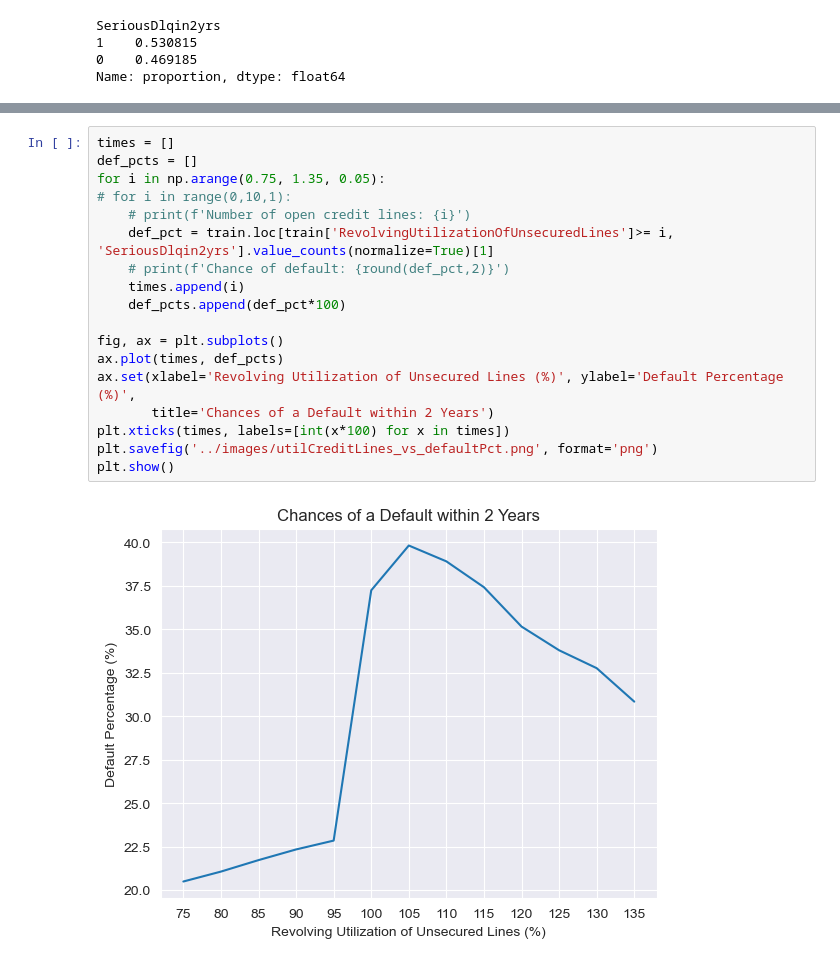
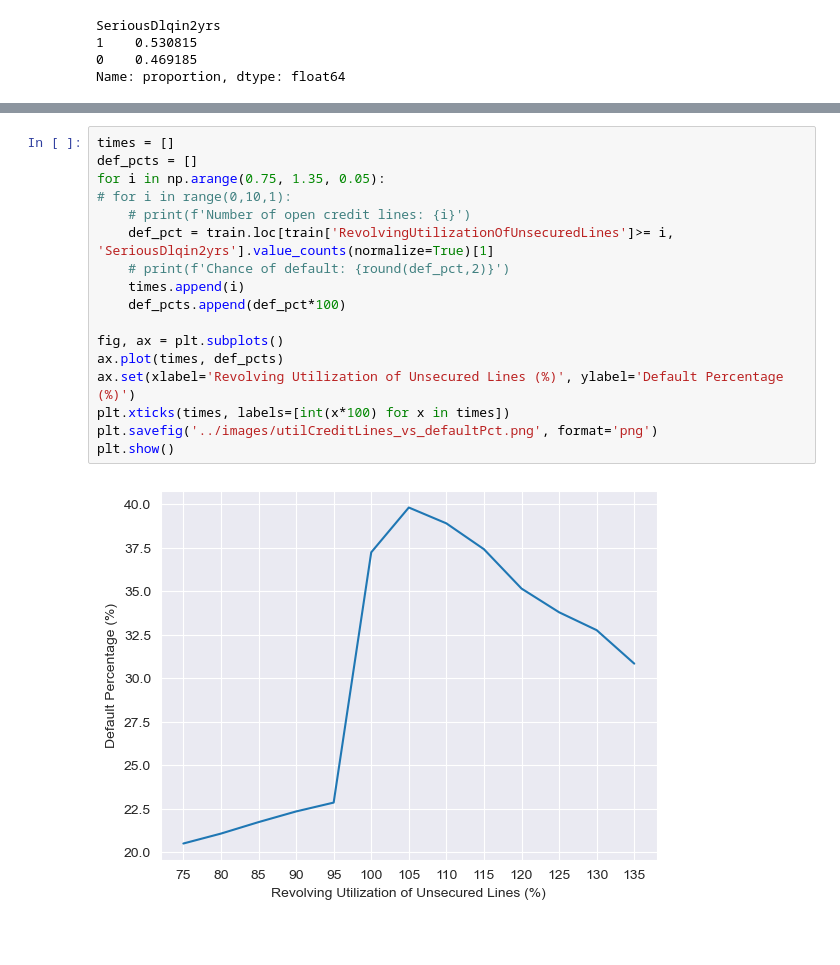
Before and after one commit to scottokamura/risk_exercise_for_candidates, a Jupyter notebook: code/model.ipynb, the cells around one changed output, grey strips where cells are left out. Cells and saved outputs as stored; diff of their text form; blank space fills up the shorter version.

Commit message:
minor layout changes to plots

```diff
--- a/code/model.ipynb
+++ b/code/model.ipynb
@@ -565,20 +565,19 @@ Chance of default: 0.29
 # %%
 times = []
 def_pcts = []
 for i in np.arange(0.75, 1.35, 0.05):
 # for i in range(0,10,1):
     # print(f'Number of open credit lines: {i}')
     def_pct = train.loc[train['RevolvingUtilizationOfUnsecuredLines']>= i, 'SeriousDlqin2yrs'].value_counts(normalize=True)[1]
     # print(f'Chance of default: {round(def_pct,2)}')
     times.append(i)
     def_pcts.append(def_pct*100)
 
 fig, ax = plt.subplots()
 ax.plot(times, def_pcts)
-ax.set(xlabel='Revolving Utilization of Unsecured Lines (%)', ylabel='Default Percentage (%)',
-       title='Chances of a Default within 2 Years')
+ax.set(xlabel='Revolving Utilization of Unsecured Lines (%)', ylabel='Default Percentage (%)')
 plt.xticks(times, labels=[int(x*100) for x in times])
 plt.savefig('../images/utilCreditLines_vs_defaultPct.png', format='png')
 plt.show()
 # %% [output]
-[figure, old version]
+[figure, new version]
```
Also changed, not shown: parts of 1 cell of this notebook, 3 other files.
